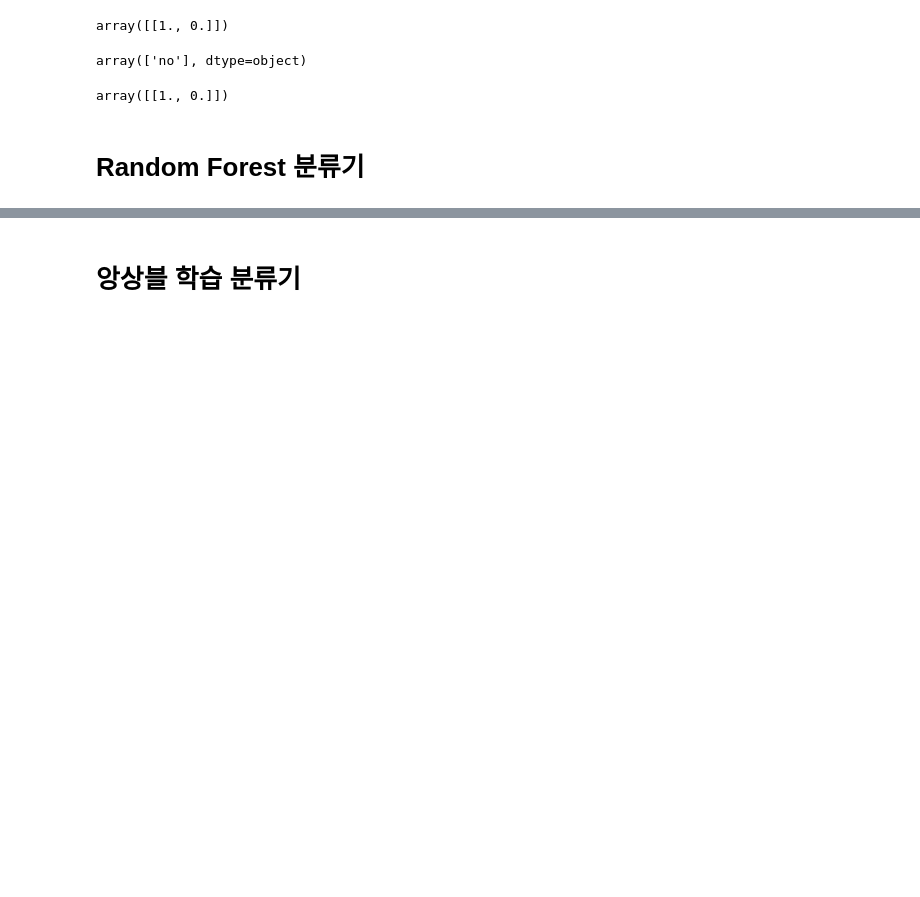
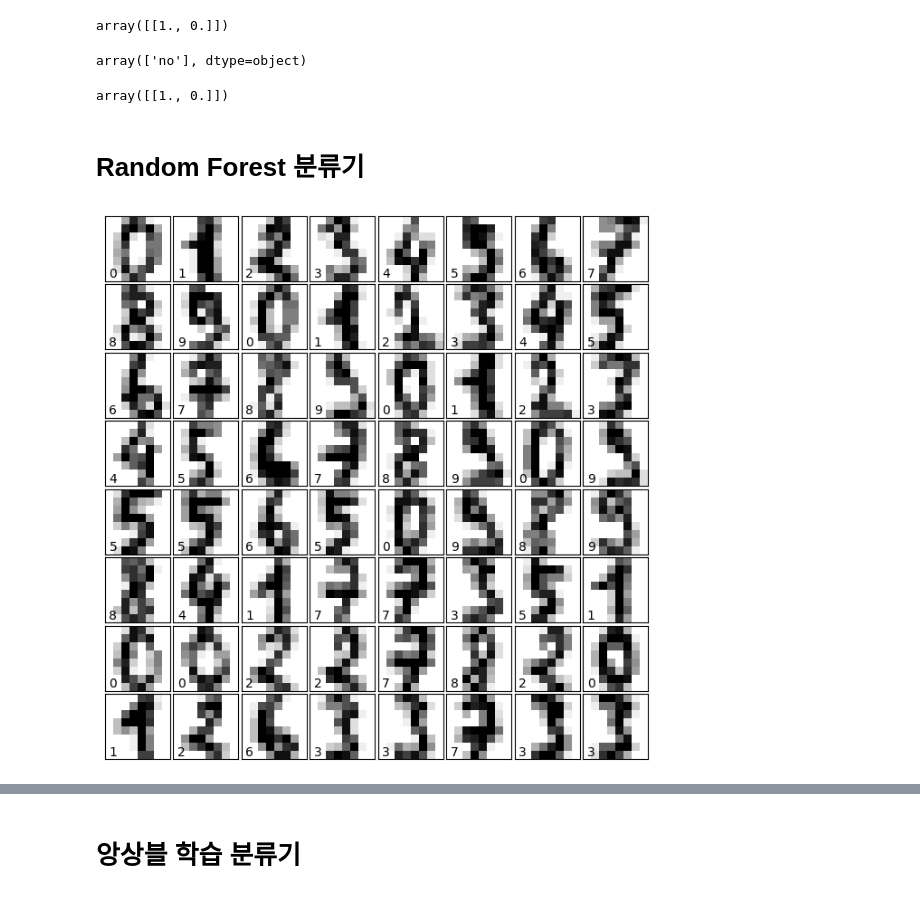
Before and after one commit to gymnopedy01/ictis-2023-ai, a Jupyter notebook: 다운로드/배포_ML_분류.ipynb, the cells around one changed output, grey strips where cells are left out. Cells and saved outputs as stored; diff of their text form; code cells hidden in the pictures; blank space fills up the shorter version.

```diff
--- a/다운로드/배포_ML_분류.ipynb
+++ b/다운로드/배포_ML_분류.ipynb
@@ -415,15 +415,17 @@ digits = load_digits()
 # %%
 import matplotlib.pyplot as plt   # 그리기 화면 속성 reset
 
 #그림 설정
 fig = plt.figure( figsize=(6,6)) # 그림 크기의 단위는 인치
 fig.subplots_adjust(left=0, right=1, bottom=0, top=1,
                     hspace=0.05, wspace=0.05)
 
 # 숫자 출력
 for i in range(64):
     ax = fig.add_subplot( 8, 8, i+1, xticks=[], yticks=[])
-    ax.imshow(  , cmap=plt.cm.binary,
+    ax.imshow( digits.images[i]  , cmap=plt.cm.binary,
               interpolation='nearest')
     # 이미지에 레이블 추가
-    ax.text(0,7,    )
+    ax.text(0,7, str(digits.target[i])   )
+# %% [output]
+[figure, added]
```
Also changed, not shown: parts of 12 cells of this notebook.
